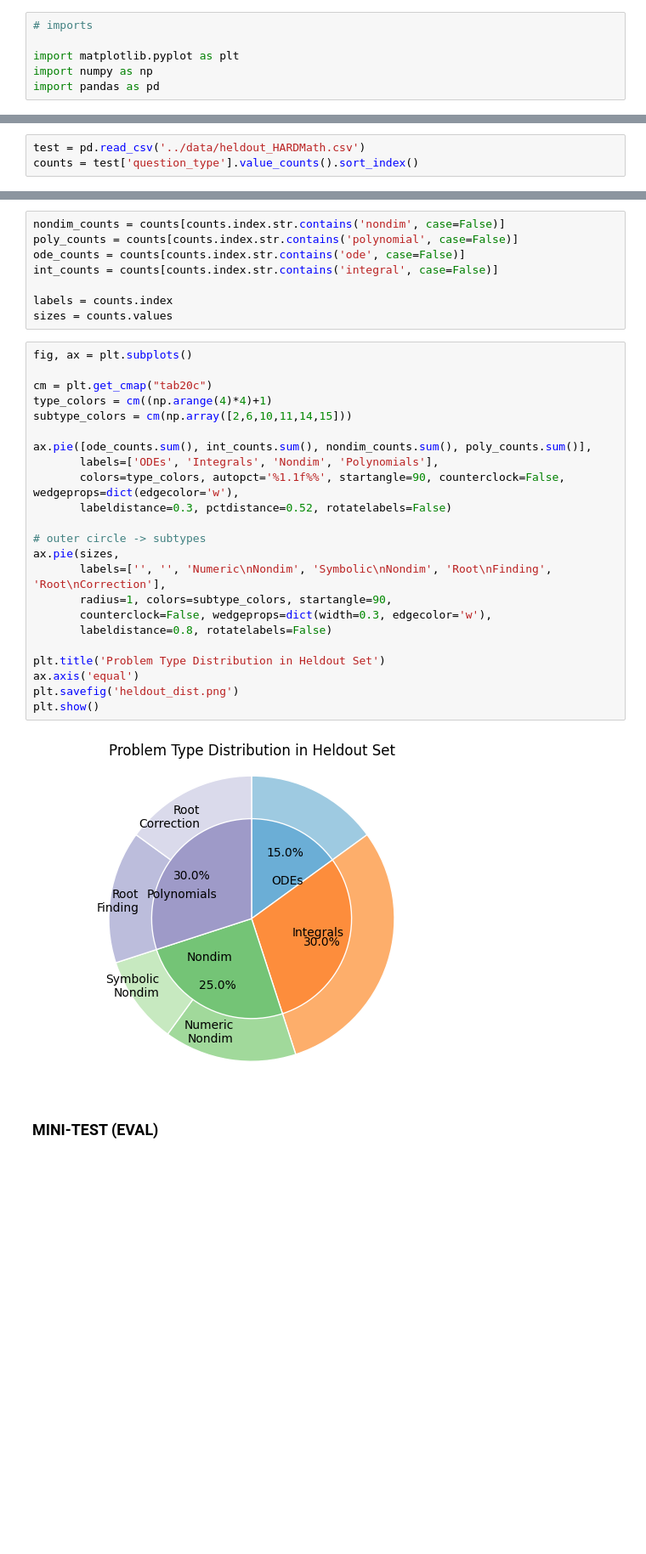
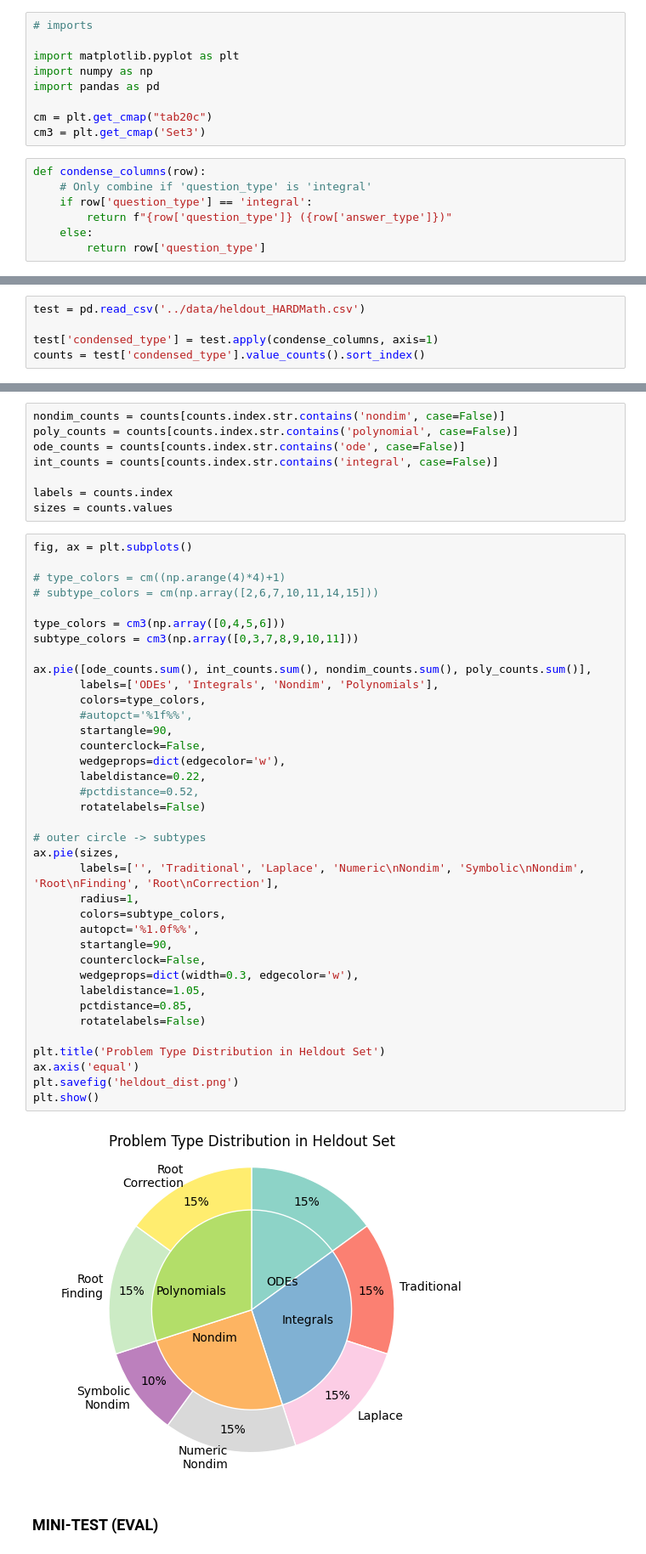
Before and after one commit to sarahmart/HARDMath, a Jupyter notebook: assets/dataset_split.ipynb, the cells around one changed output, grey strips where cells are left out. Shown at 85% size. Cells and saved outputs as stored; diff of their text form; blank space fills up the shorter version.

```diff
--- a/assets/dataset_split.ipynb
+++ b/assets/dataset_split.ipynb
@@ -4,11 +4,23 @@
 import matplotlib.pyplot as plt
 import numpy as np
 import pandas as pd
+
+cm = plt.get_cmap("tab20c")
+cm3 = plt.get_cmap('Set3')
+# %%
+def condense_columns(row):
+    # Only combine if 'question_type' is 'integral'
+    if row['question_type'] == 'integral':
+        return f"{row['question_type']} ({row['answer_type']})"
+    else:
+        return row['question_type']
 # %% [markdown]
 ### TEST (HELDOUT)
 # %%
 test = pd.read_csv('../data/heldout_HARDMath.csv')
-counts = test['question_type'].value_counts().sort_index()
+
+test['condensed_type'] = test.apply(condense_columns, axis=1)
+counts = test['condensed_type'].value_counts().sort_index()
 # %%
 counts
 # %% [output]
@@ -31,28 +44,42 @@ sizes = counts.values
 # %%
 fig, ax = plt.subplots()
 
-cm = plt.get_cmap("tab20c")
-type_colors = cm((np.arange(4)*4)+1)
-subtype_colors = cm(np.array([2,6,10,11,14,15]))
+# type_colors = cm((np.arange(4)*4)+1)
+# subtype_colors = cm(np.array([2,6,7,10,11,14,15]))
+
+type_colors = cm3(np.array([0,4,5,6]))
+subtype_colors = cm3(np.array([0,3,7,8,9,10,11]))
 
 ax.pie([ode_counts.sum(), int_counts.sum(), nondim_counts.sum(), poly_counts.sum()],
        labels=['ODEs', 'Integrals', 'Nondim', 'Polynomials'],
-       colors=type_colors, autopct='%1.1f%%', startangle=90, counterclock=False, wedgeprops=dict(edgecolor='w'),
-       labeldistance=0.3, pctdistance=0.52, rotatelabels=False)
+       colors=type_colors,
+       #autopct='%1f%%',
+       startangle=90,
+       counterclock=False,
+       wedgeprops=dict(edgecolor='w'),
+       labeldistance=0.22,
+       #pctdistance=0.52,
+       rotatelabels=False)
 
 # outer circle -> subtypes
 ax.pie(sizes,
-       labels=['', '', 'Numeric\nNondim', 'Symbolic\nNondim', 'Root\nFinding', 'Root\nCorrection'],
-       radius=1, colors=subtype_colors, startangle=90,
-       counterclock=False, wedgeprops=dict(width=0.3, edgecolor='w'),
-       labeldistance=0.8, rotatelabels=False)
+       labels=['', 'Traditional', 'Laplace', 'Numeric\nNondim', 'Symbolic\nNondim', 'Root\nFinding', 'Root\nCorrection'],
+       radius=1,
+       colors=subtype_colors,
+       autopct='%1.0f%%',
+       startangle=90,
+       counterclock=False,
+       wedgeprops=dict(width=0.3, edgecolor='w'),
+       labeldistance=1.05,
+       pctdistance=0.85,
+       rotatelabels=False)
 
 plt.title('Problem Type Distribution in Heldout Set')
 ax.axis('equal')
 plt.savefig('heldout_dist.png')
 plt.show()
 # %% [output]
-[figure, old version]
+[figure, new version]
 # %% [markdown]
 ### MINI-TEST (EVAL)
 # %%
```
Also changed, not shown: parts of 6 cells of this notebook, 2 other files.
